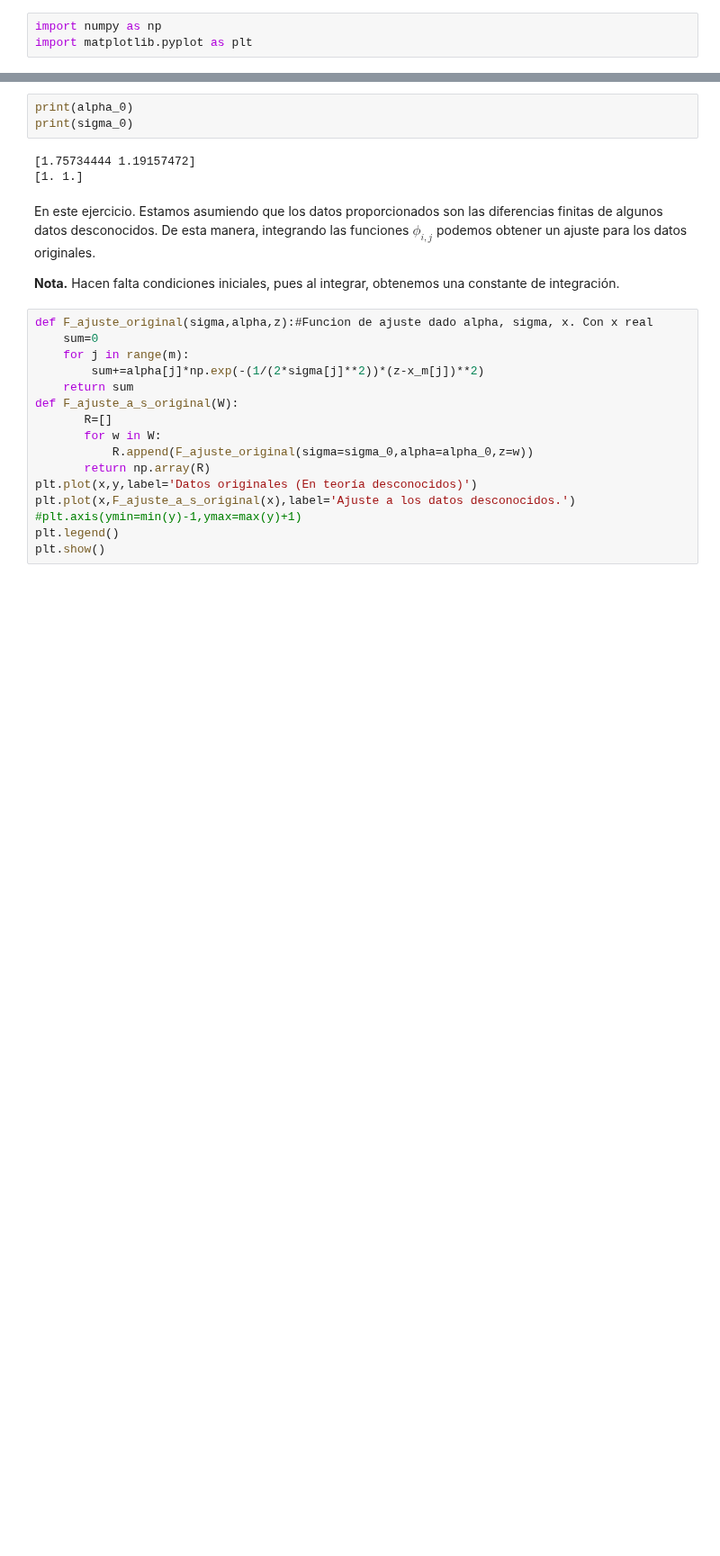
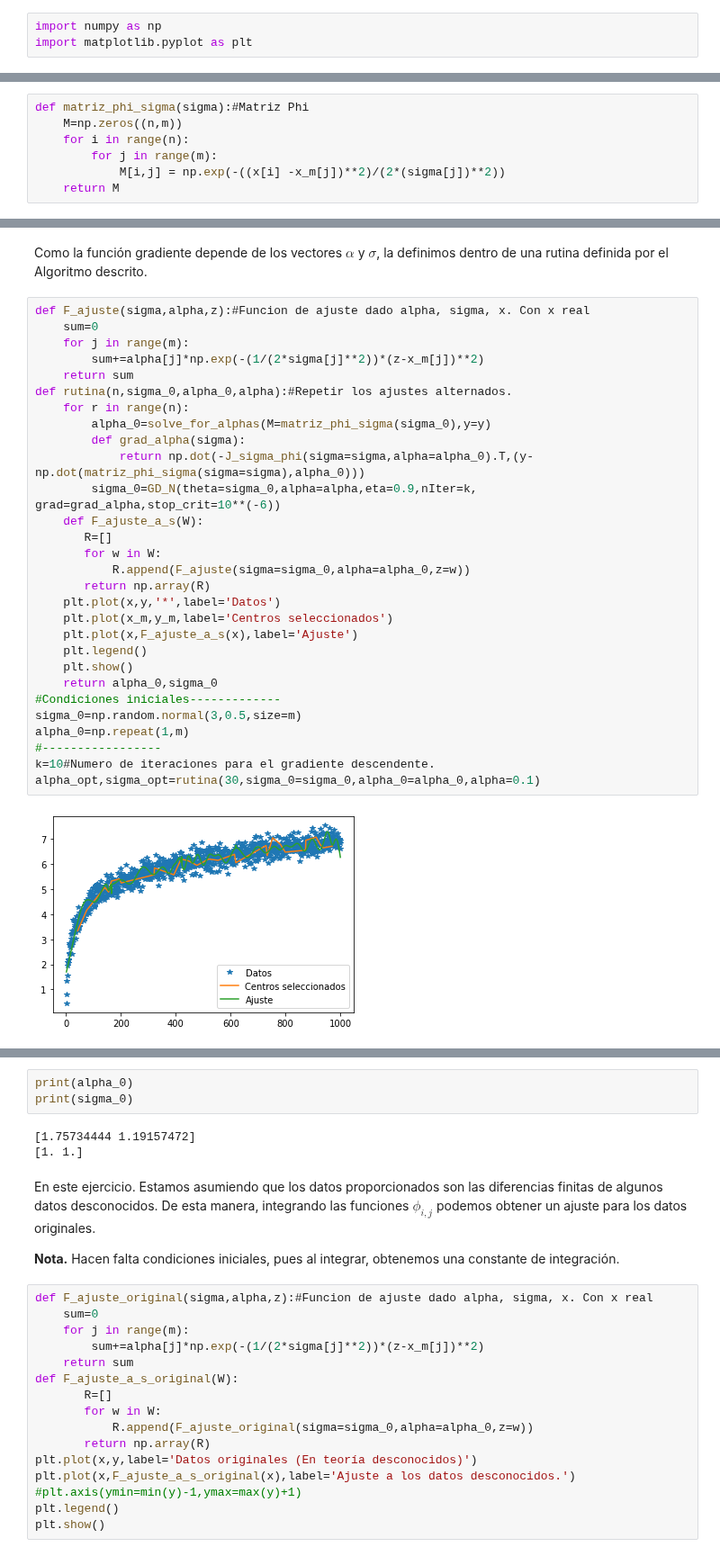
Before and after one commit to JairEsc/Mat_Apl_2, a Jupyter notebook: ML_T1.ipynb, the cells around one changed output, grey strips where cells are left out. Shown at 90% size. Cells and saved outputs as stored; diff of their text form; blank space fills up the shorter version.

```diff
--- a/ML_T1.ipynb
+++ b/ML_T1.ipynb
@@ -34,0 +90,7 @@ import matplotlib.pyplot as plt
+# %%
+def matriz_phi_sigma(sigma):#Matriz Phi
+    M=np.zeros((n,m))
+    for i in range(n):
+        for j in range(m):
+            M[i,j] = np.exp(-((x[i] -x_m[j])**2)/(2*(sigma[j])**2))
+    return M
@@ -34,0 +114,33 @@ import matplotlib.pyplot as plt
+# %% [markdown]
+Como la función gradiente depende de los vectores $\alpha$ y $\sigma$, la definimos dentro de una rutina definida por el Algoritmo descrito.
+# %%
+def F_ajuste(sigma,alpha,z):#Funcion de ajuste dado alpha, sigma, x. Con x real
+    sum=0
+    for j in range(m):
+        sum+=alpha[j]*np.exp(-(1/(2*sigma[j]**2))*(z-x_m[j])**2)
+    return sum
+def rutina(n,sigma_0,alpha_0,alpha):#Repetir los ajustes alternados.
+    for r in range(n):
+        alpha_0=solve_for_alphas(M=matriz_phi_sigma(sigma_0),y=y)
+        def grad_alpha(sigma):
+            return np.dot(-J_sigma_phi(sigma=sigma,alpha=alpha_0).T,(y-np.dot(matriz_phi_sigma(sigma=sigma),alpha_0)))
+        sigma_0=GD_N(theta=sigma_0,alpha=alpha,eta=0.9,nIter=k, grad=grad_alpha,stop_crit=10**(-6))
+    def F_ajuste_a_s(W):
+       R=[]
+       for w in W:
+           R.append(F_ajuste(sigma=sigma_0,alpha=alpha_0,z=w))
+       return np.array(R)
+    plt.plot(x,y,'*',label='Datos')
+    plt.plot(x_m,y_m,label='Centros seleccionados')
+    plt.plot(x,F_ajuste_a_s(x),label='Ajuste')
+    plt.legend()
+    plt.show()
+    return alpha_0,sigma_0
+#Condiciones iniciales-------------
+sigma_0=np.random.normal(3,0.5,size=m)
+alpha_0=np.repeat(1,m)
+#-----------------
+k=10#Numero de iteraciones para el gradiente descendente.
+alpha_opt,sigma_opt=rutina(30,sigma_0=sigma_0,alpha_0=alpha_0,alpha=0.1)
+# %% [output]
+[figure, added]
```
Also changed, not shown: parts of 20 cells of this notebook.
